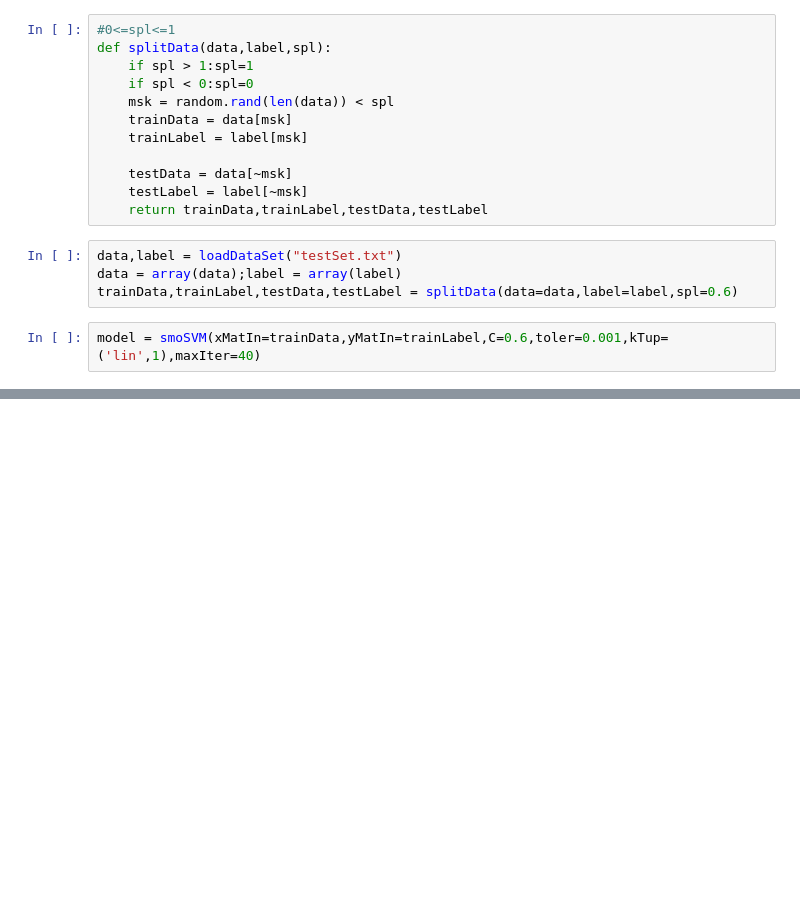
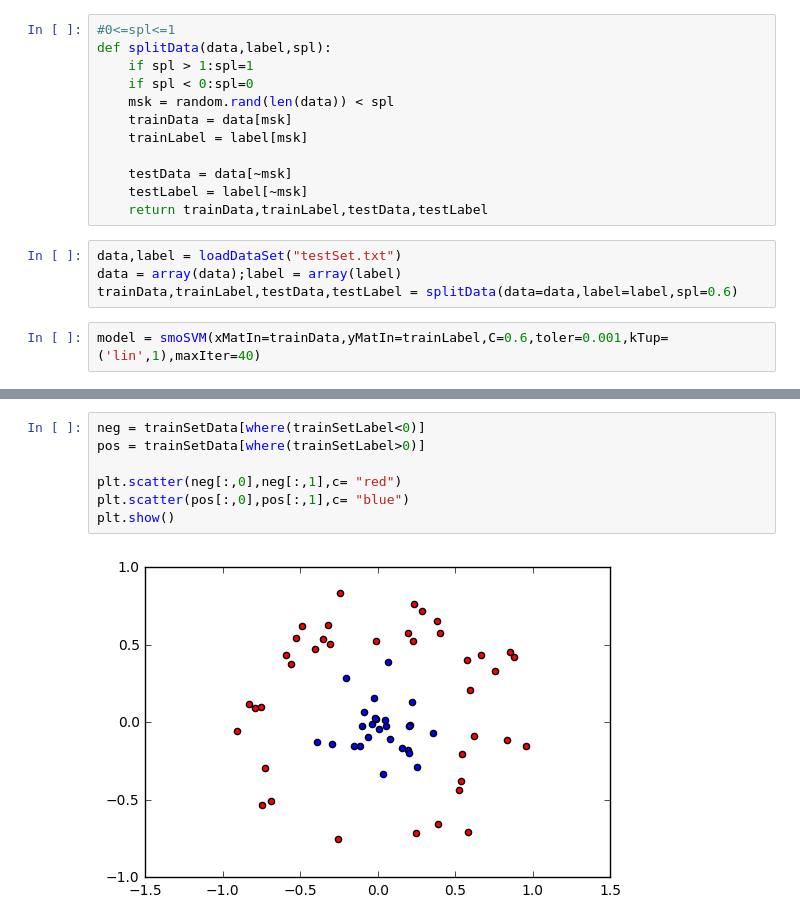
Before and after one commit to TTJason/MySVM, a Jupyter notebook: MySVM_V2.ipynb, the cells around one changed output, grey strips where cells are left out. Saved outputs shown, nothing was run; the diff lists cells and outputs as text; blank space fills up the shorter version.

```diff
--- a/MySVM_V2.ipynb
+++ b/MySVM_V2.ipynb
@@ -230,0 +267,9 @@ array([[  3.54248500e+00,   1.97739800e+00],
+# %%
+neg = trainSetData[where(trainSetLabel<0)]
+pos = trainSetData[where(trainSetLabel>0)]
+
+plt.scatter(neg[:,0],neg[:,1],c= "red")
+plt.scatter(pos[:,0],pos[:,1],c= "blue")
+plt.show()
+# %% [output]
+[figure, added]
```
Also changed, not shown: parts of 11 cells of this notebook, 2 other files.
